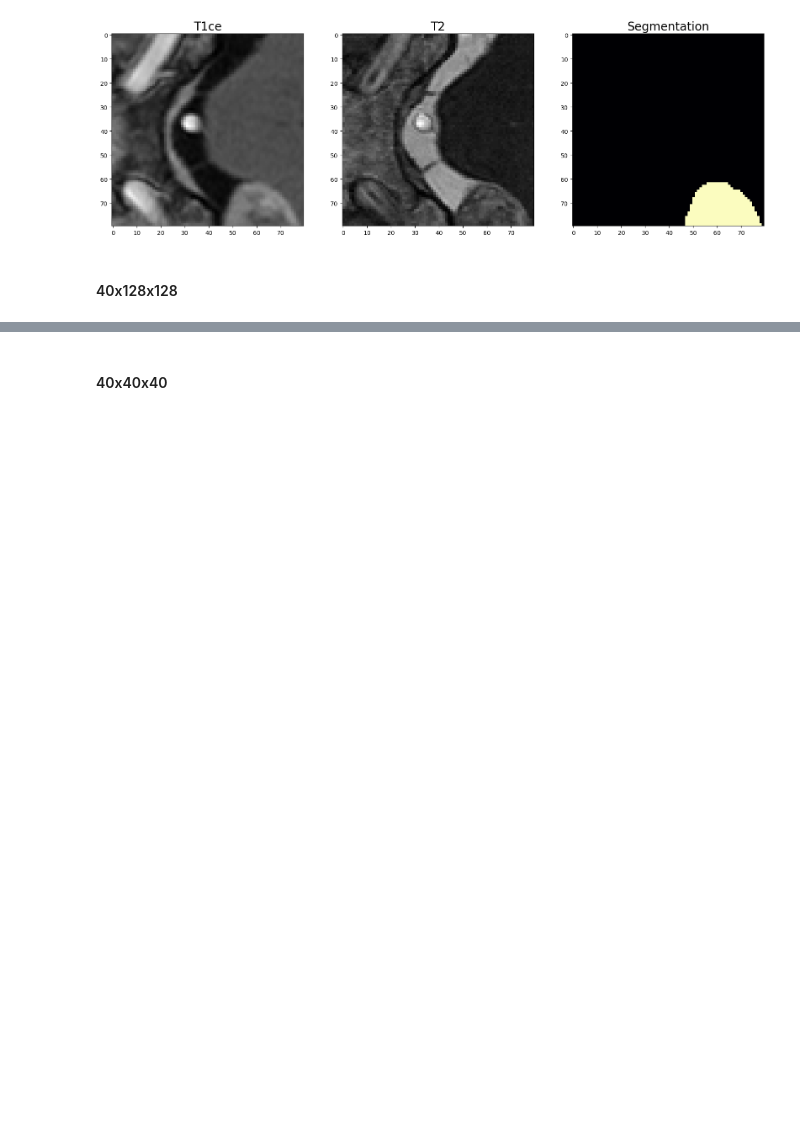
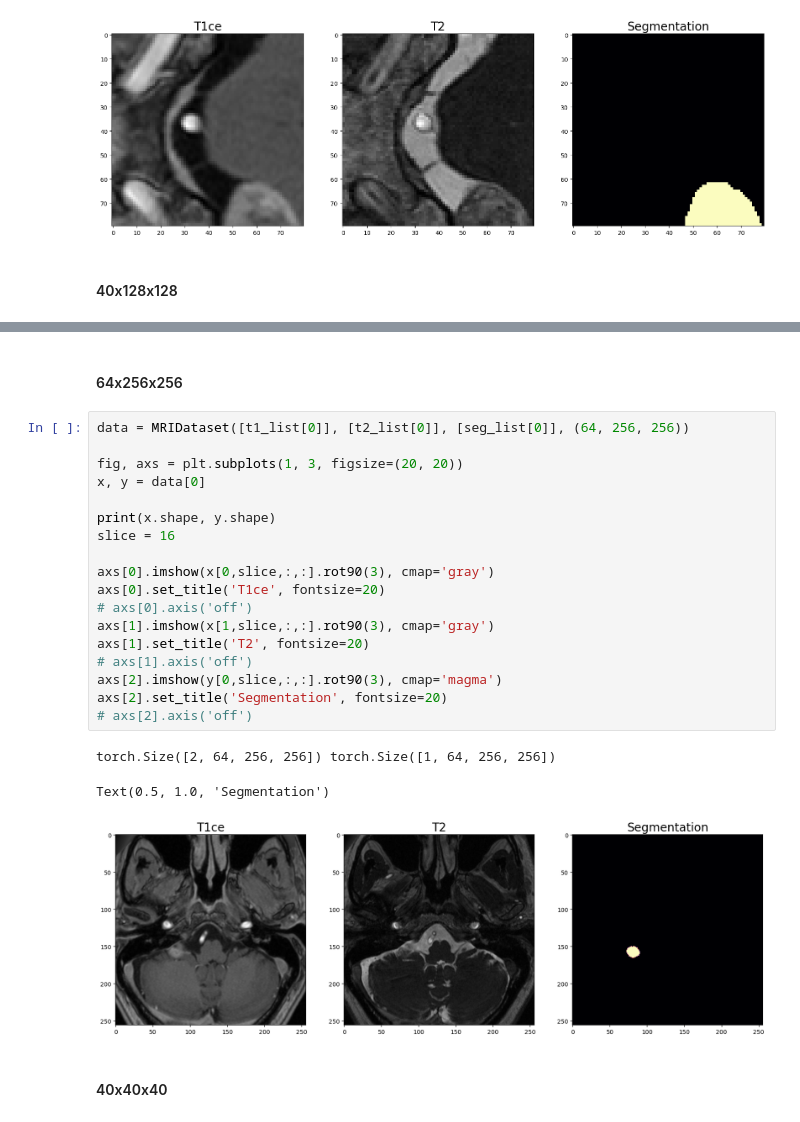
Before and after one commit to kuko6/click-correction, a Jupyter notebook: notebooks/test_nb.ipynb, the cells around one changed output, grey strips where cells are left out. Saved outputs shown, nothing was run; the diff lists cells and outputs as text; blank space fills up the shorter version.

```diff
--- a/notebooks/test_nb.ipynb
+++ b/notebooks/test_nb.ipynb
@@ -371,3 +390,27 @@ Text(0.5, 1.0, 'Segmentation')
+# %% [markdown]
+#### 64x256x256
+# %%
+data = MRIDataset([t1_list[0]], [t2_list[0]], [seg_list[0]], (64, 256, 256))
+
+fig, axs = plt.subplots(1, 3, figsize=(20, 20))
+x, y = data[0]
+
+print(x.shape, y.shape)
+slice = 16
+
+axs[0].imshow(x[0,slice,:,:].rot90(3), cmap='gray')
+axs[0].set_title('T1ce', fontsize=20)
+# axs[0].axis('off')
+axs[1].imshow(x[1,slice,:,:].rot90(3), cmap='gray')
+axs[1].set_title('T2', fontsize=20)
+# axs[1].axis('off')
+axs[2].imshow(y[0,slice,:,:].rot90(3), cmap='magma')
+axs[2].set_title('Segmentation', fontsize=20)
+# axs[2].axis('off')
+# %% [output]
+torch.Size([2, 64, 256, 256]) torch.Size([1, 64, 256, 256])
+Text(0.5, 1.0, 'Segmentation')
+[figure, added]
 # %% [markdown]
 #### 40x40x40
 # %%
```
Also changed, not shown: parts of 6 cells of this notebook, 2 other files.
